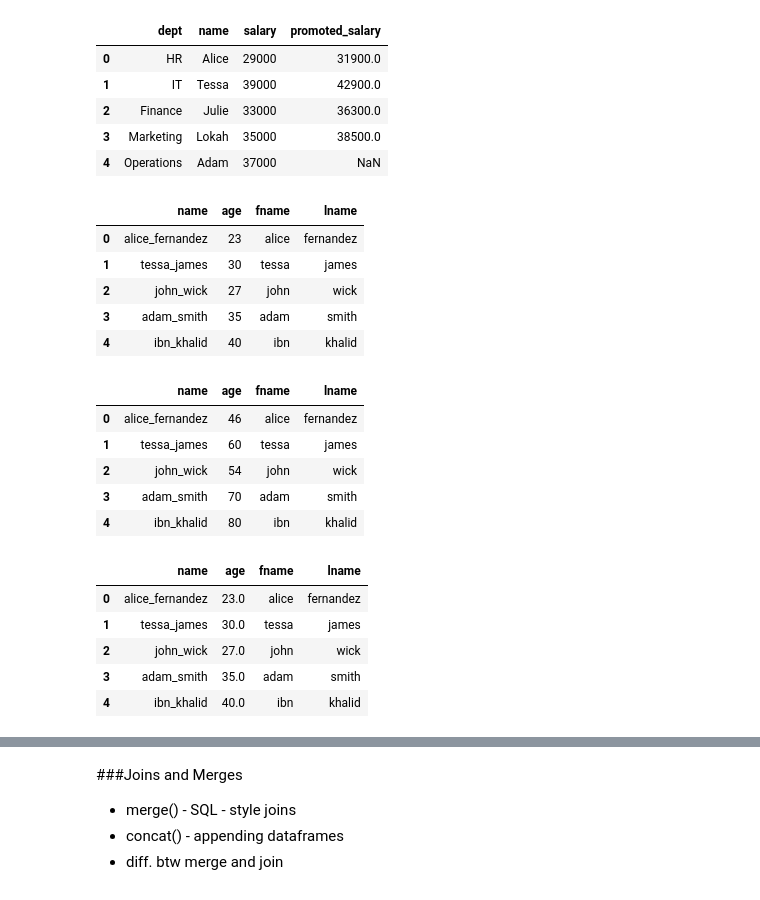
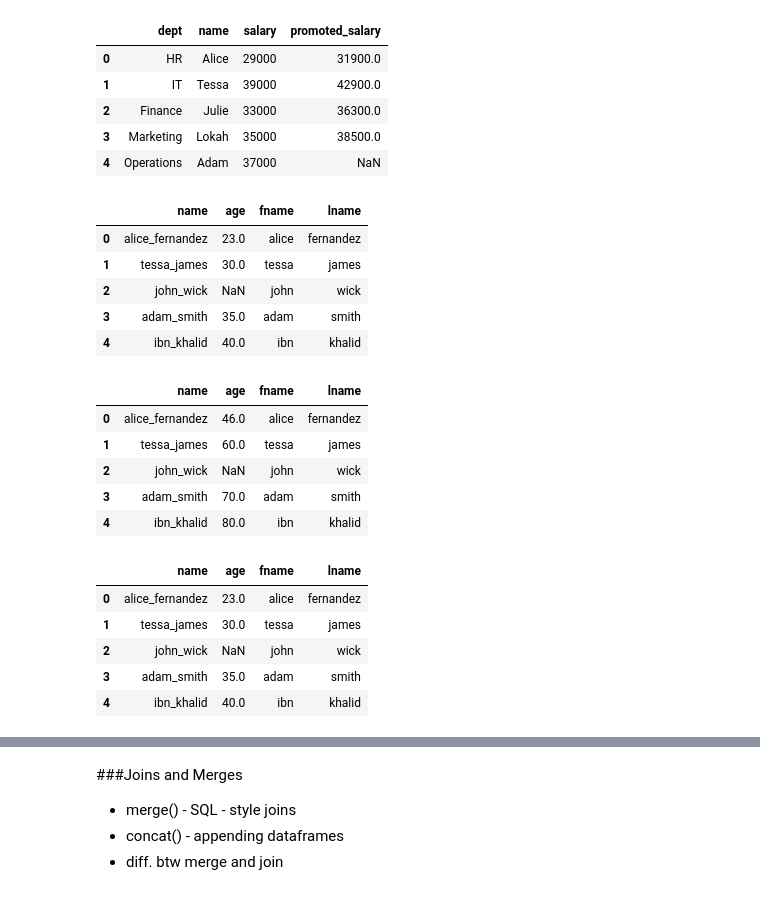
Before and after one commit to FazilMSD7/Data-Analytics, a Jupyter notebook: Pandas/Pandas.ipynb, the cells around one changed output, grey strips where cells are left out. Cells and saved outputs as stored; diff of their text form; code cells hidden in the pictures.

```diff
--- a/Pandas/Pandas.ipynb
+++ b/Pandas/Pandas.ipynb
@@ -678,23 +683,23 @@ See the caveats in the documentation: https://pandas.pydata.org/pandas-docs/stab
 # %%
 #Invalid String functions
 
 # creating sample data to perform this
 
 data1 = {
     "name": ["alice_fernandez", "tessa_james", "john_wick", "adam_smith", "ibn_khalid"],
-    "age": [23, 30, 27, 35, 40]
+    "age": [23, 30, None, 35, 40]
 }
 
 sample_df = pd.DataFrame(data1)
 sample_df[['fname','lname']] = sample_df['name'].str.split('_',expand = True)
 sample_df
 # %% [output]
 |  | name | age | fname | lname |
-| 0 | alice_fernandez | 23 | alice | fernandez |
-| 1 | tessa_james | 30 | tessa | james |
-| 2 | john_wick | 27 | john | wick |
-| 3 | adam_smith | 35 | adam | smith |
-| 4 | ibn_khalid | 40 | ibn | khalid |
+| 0 | alice_fernandez | 23.0 | alice | fernandez |
+| 1 | tessa_james | 30.0 | tessa | james |
+| 2 | john_wick | NaN | john | wick |
+| 3 | adam_smith | 35.0 | adam | smith |
+| 4 | ibn_khalid | 40.0 | ibn | khalid |
 # %%
 # apply through python 'def' instead of lambda
 
@@ -706,11 +711,11 @@ sample_df['age'] = sample_df['age'].apply(multiply_age)
 sample_df
 # %% [output]
 |  | name | age | fname | lname |
-| 0 | alice_fernandez | 46 | alice | fernandez |
-| 1 | tessa_james | 60 | tessa | james |
-| 2 | john_wick | 54 | john | wick |
-| 3 | adam_smith | 70 | adam | smith |
-| 4 | ibn_khalid | 80 | ibn | khalid |
+| 0 | alice_fernandez | 46.0 | alice | fernandez |
+| 1 | tessa_james | 60.0 | tessa | james |
+| 2 | john_wick | NaN | john | wick |
+| 3 | adam_smith | 70.0 | adam | smith |
+| 4 | ibn_khalid | 80.0 | ibn | khalid |
 # %%
 # apply and lambda to bring back deafault age
 
@@ -720,6 +725,6 @@ sample_df
 |  | name | age | fname | lname |
 | 0 | alice_fernandez | 23.0 | alice | fernandez |
 | 1 | tessa_james | 30.0 | tessa | james |
-| 2 | john_wick | 27.0 | john | wick |
+| 2 | john_wick | NaN | john | wick |
 | 3 | adam_smith | 35.0 | adam | smith |
 | 4 | ibn_khalid | 40.0 | ibn | khalid |
```
Also changed, not shown: parts of 6 cells of this notebook.
